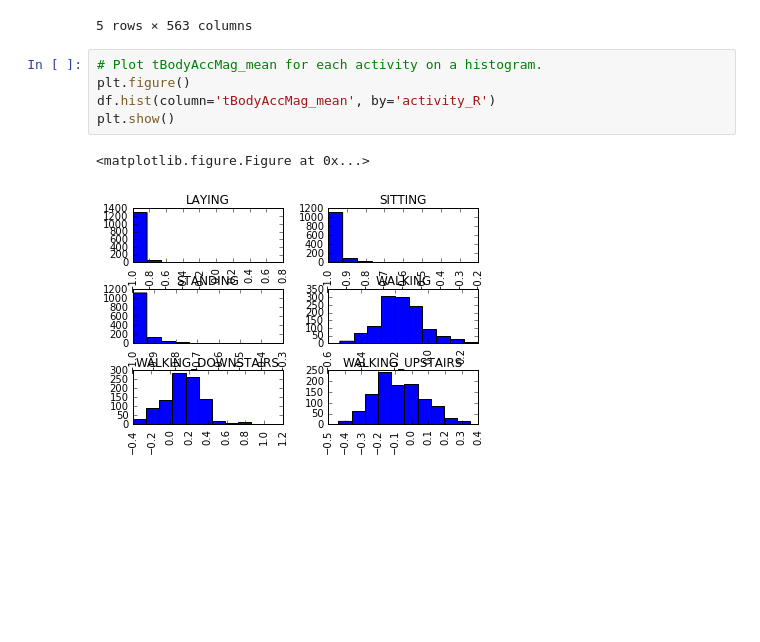
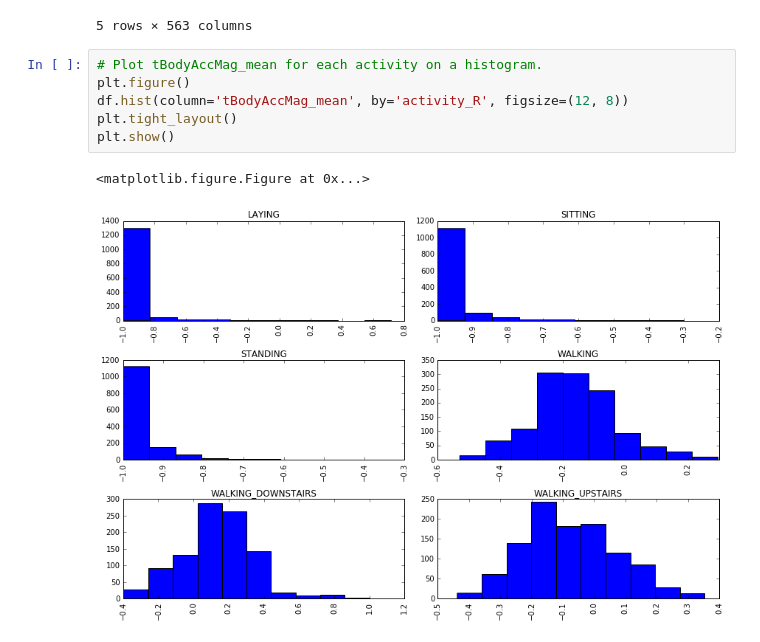
Before and after one commit to briansorahan/dsfs, a Jupyter notebook: notebooks/DecisionTrees-4.2.ipynb, the cells around one changed output. Cells and saved outputs as stored; diff of their text form; blank space fills up the shorter version.

Commit message:
pretty up the body acc plot

```diff
--- a/notebooks/DecisionTrees-4.2.ipynb
+++ b/notebooks/DecisionTrees-4.2.ipynb
@@ -88,8 +88,9 @@ df.head()
 # %%
 # Plot tBodyAccMag_mean for each activity on a histogram.
 plt.figure()
-df.hist(column='tBodyAccMag_mean', by='activity_R')
+df.hist(column='tBodyAccMag_mean', by='activity_R', figsize=(12, 8))
+plt.tight_layout()
 plt.show()
 # %% [output]
 <matplotlib.figure.Figure at 0x...>
-[figure, old version]
+[figure, new version]
```
